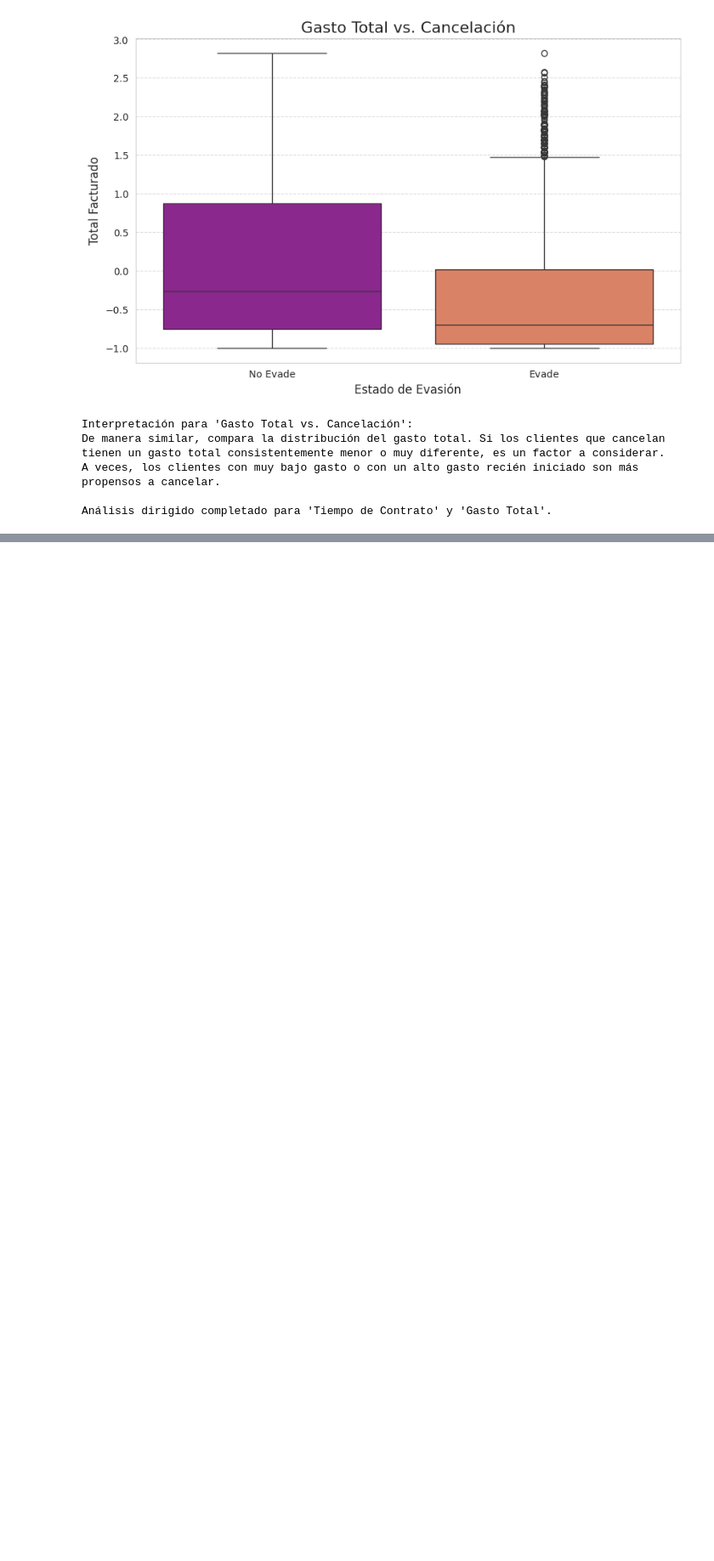
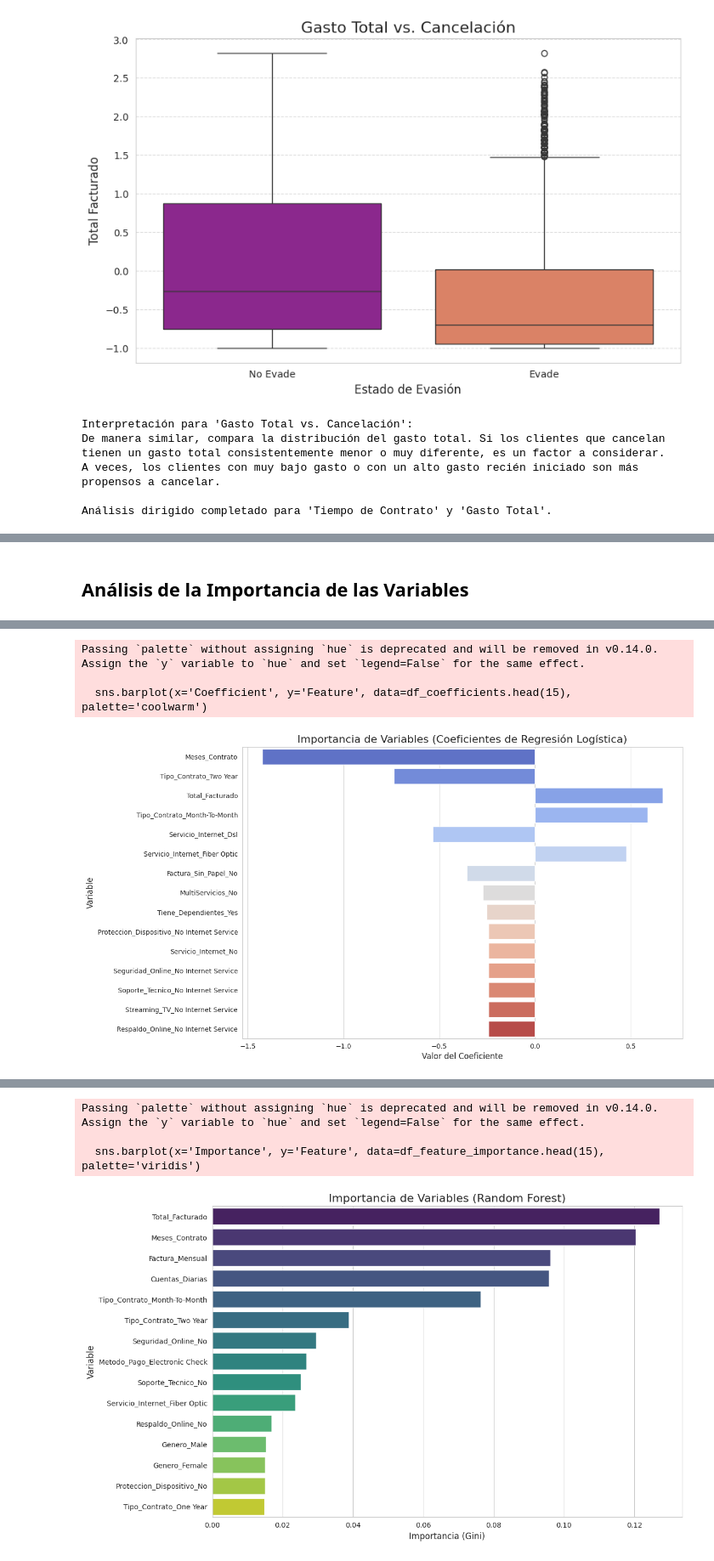
Before and after one commit to betorockers/DataScience_AluraLatam, a Jupyter notebook: Proyectos_Estudios/TelecomXParte2/TelecomXprojectP2.ipynb, the cells around one changed output, grey strips where cells are left out. Shown: that part at 85% size. Cells and saved outputs as stored; diff of their text form; code cells hidden in the pictures; blank space fills up the shorter version.

```diff
--- a/Proyectos_Estudios/TelecomXParte2/TelecomXprojectP2.ipynb
+++ b/Proyectos_Estudios/TelecomXParte2/TelecomXprojectP2.ipynb
@@ -353,0 +592,72 @@ Análisis dirigido completado para 'Tiempo de Contrato' y 'Gasto Total'.
+# %% [markdown]
+## **Análisis de la Importancia de las Variables**
+# %%
+# --- Análisis de Importancia de Variables para Regresión Logística ---
+print("--- Análisis de Importancia de Variables: Regresión Logística ---")
+
+# Los coeficientes del modelo de Regresión Logística
+# son una medida de la importancia de las variables
+# Coeficientes positivos indican que la variable aumenta la probabilidad de Churn (Evasion = 1)
+# Coeficientes negativos indican que la variable reduce la probabilidad de Churn
+coefficients = model_logistic.coef_[0]
+feature_names = X_train_imputed.columns
+
+# Crear un DataFrame para visualizar los coeficientes y sus nombres
+df_coefficients = pd.DataFrame({
+    'Feature': feature_names,
+    'Coefficient': coefficients
+})
+
+# Ordenar por el valor absoluto del coeficiente para ver las más influyentes
+df_coefficients['Abs_Coefficient'] = df_coefficients['Coefficient'].abs()
+df_coefficients = df_coefficients.sort_values(by='Abs_Coefficient', ascending=False)
+
+print("Las 10 variables más importantes para la Regresión Logística:")
+print(df_coefficients[['Feature', 'Coefficient']].head(10))
+
+# Visualización de los coeficientes
+plt.figure(figsize=(12, 8))
+sns.barplot(x='Coefficient', y='Feature', data=df_coefficients.head(15), palette='coolwarm')
+plt.title('Importancia de Variables (Coeficientes de Regresión Logística)', fontsize=16)
+plt.xlabel('Valor del Coeficiente', fontsize=12)
+plt.ylabel('Variable', fontsize=12)
+plt.show()
+
+print("\nInterpretación:")
+print("- Un coeficiente positivo indica que un aumento en el valor de la variable se asocia con una mayor probabilidad de cancelación.")
+print("- Un coeficiente negativo indica que un aumento en el valor de la variable se asocia con una menor probabilidad de cancelación.")
+print("- La magnitud del coeficiente (valor absoluto) indica la fuerza de la relación.")
+
+
+# --- Análisis de Importancia de Variables para Random Forest ---
+print("\n--- Análisis de Importancia de Variables: Random Forest ---")
+
+# Random Forest tiene un atributo 'feature_importances_'
+# que mide la contribución de cada variable a la reducción de la impureza (Gini)
+feature_importances = model_rf.feature_importances_
+feature_names = X_train_imputed.columns
+
+# Crear un DataFrame para visualizar las importancias
+df_feature_importance = pd.DataFrame({
+    'Feature': feature_names,
+    'Importance': feature_importances
+})
+
+# Ordenar por la importancia de la variable
+df_feature_importance = df_feature_importance.sort_values(by='Importance', ascending=False)
+
+print("Las 10 variables más importantes para Random Forest:")
+print(df_feature_importance.head(10))
+
+# Visualización de la importancia de las variables
+plt.figure(figsize=(12, 8))
+sns.barplot(x='Importance', y='Feature', data=df_feature_importance.head(15), palette='viridis')
+plt.title('Importancia de Variables (Random Forest)', fontsize=16)
+plt.xlabel('Importancia (Gini)', fontsize=12)
+plt.ylabel('Variable', fontsize=12)
+plt.show()
+
+print("\nInterpretación:")
+print("- La importancia de una variable se mide por cuánto contribuye a la reducción de la impureza en los nodos de los árboles del modelo.")
+print("- Un valor más alto significa que la variable fue más efectiva para separar las clases (Churn vs. No Churn) durante el entrenamiento.")
+# %% [output]
@@ -353,0 +677,4 @@ Análisis dirigido completado para 'Tiempo de Contrato' y 'Gasto Total'.
+Passing `palette` without assigning `hue` is deprecated and will be removed in v0.14.0. Assign the `y` variable to `hue` and set `legend=False` for the same effect.
+
+  sns.barplot(x='Coefficient', y='Feature', data=df_coefficients.head(15), palette='coolwarm')
+[figure, added]
@@ -353,0 +699,4 @@ Análisis dirigido completado para 'Tiempo de Contrato' y 'Gasto Total'.
+Passing `palette` without assigning `hue` is deprecated and will be removed in v0.14.0. Assign the `y` variable to `hue` and set `legend=False` for the same effect.
+
+  sns.barplot(x='Importance', y='Feature', data=df_feature_importance.head(15), palette='viridis')
+[figure, added]
```
Also changed, not shown: parts of 7 cells of this notebook, 2 other files.
